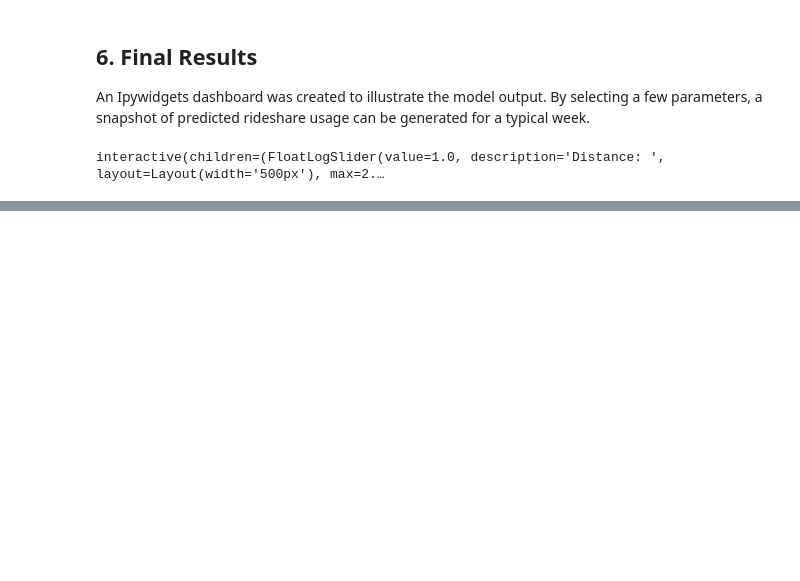
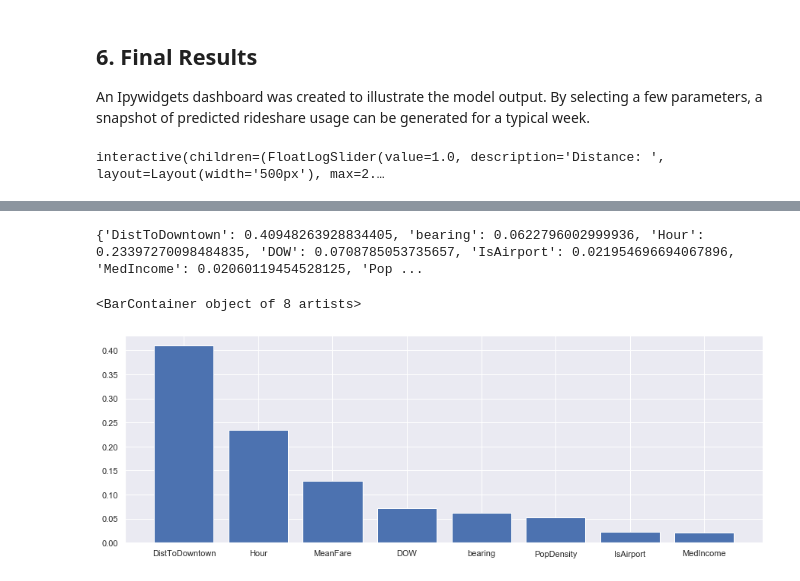
Before and after one commit to LisaATaylor/Rideshare, a Jupyter notebook: Chicago Rideshare Dataset - Demand Prediction Final.ipynb, the cells around one changed output, grey strips where cells are left out. Cells and saved outputs as stored; diff of their text form; code cells hidden in the pictures; blank space fills up the shorter version.

```diff
--- a/Chicago Rideshare Dataset - Demand Prediction Final.ipynb
+++ b/Chicago Rideshare Dataset - Demand Prediction Final.ipynb
@@ -523,0 +618,9 @@ plot_tree(mod, max_depth=3,feature_names=Xb_train.columns, filled=True,fontsize=
+# %%
+#Feature Importances
+print(dict(zip(Xb.columns,rfrmod_final.feature_importances_)))
+a,b=zip(*sorted(zip(Xb.columns,rfrmod_final.feature_importances_), key=lambda pair: pair[1],reverse=True))
+plt.bar(a,b)
+# %% [output]
+{'DistToDowntown': 0.40948263928834405, 'bearing': 0.0622796002999936, 'Hour': 0.23397270098484835, 'DOW': 0.0708785053735657, 'IsAirport': 0.021954696694067896, 'MedIncome': 0.02060119454528125, 'Pop ...
+<BarContainer object of 8 artists>
+[figure, added]
```
Also changed, not shown: parts of 26 cells of this notebook, 2 other files.
